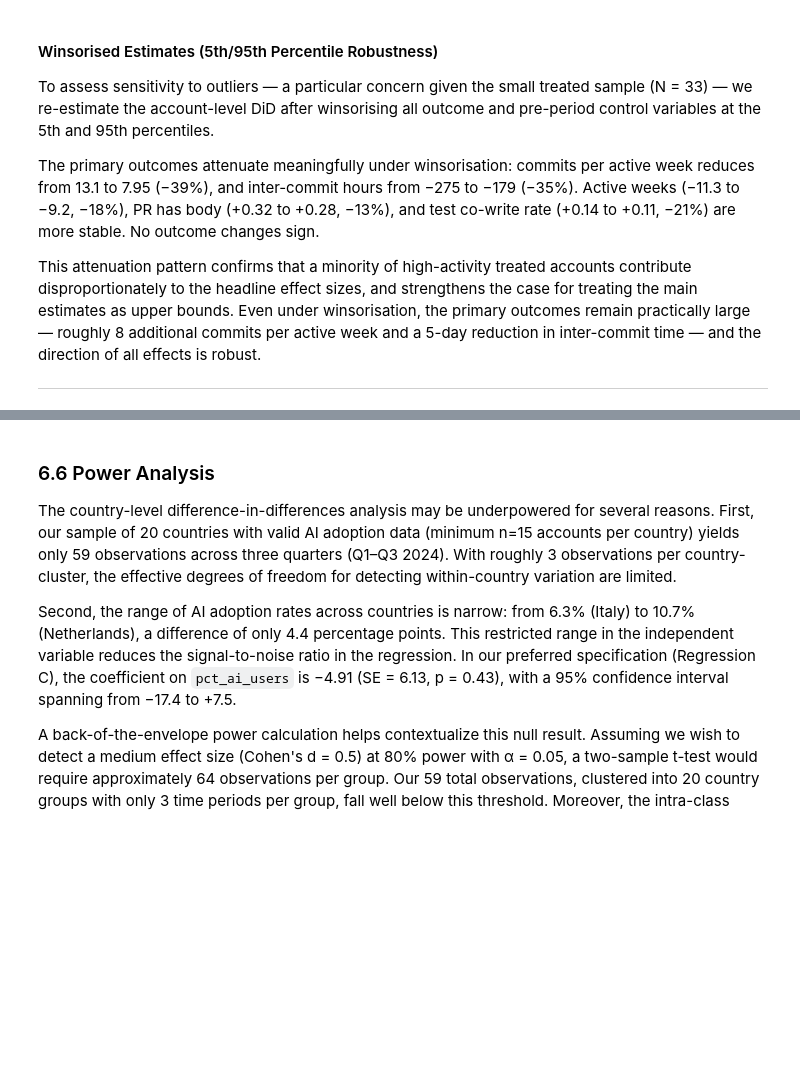
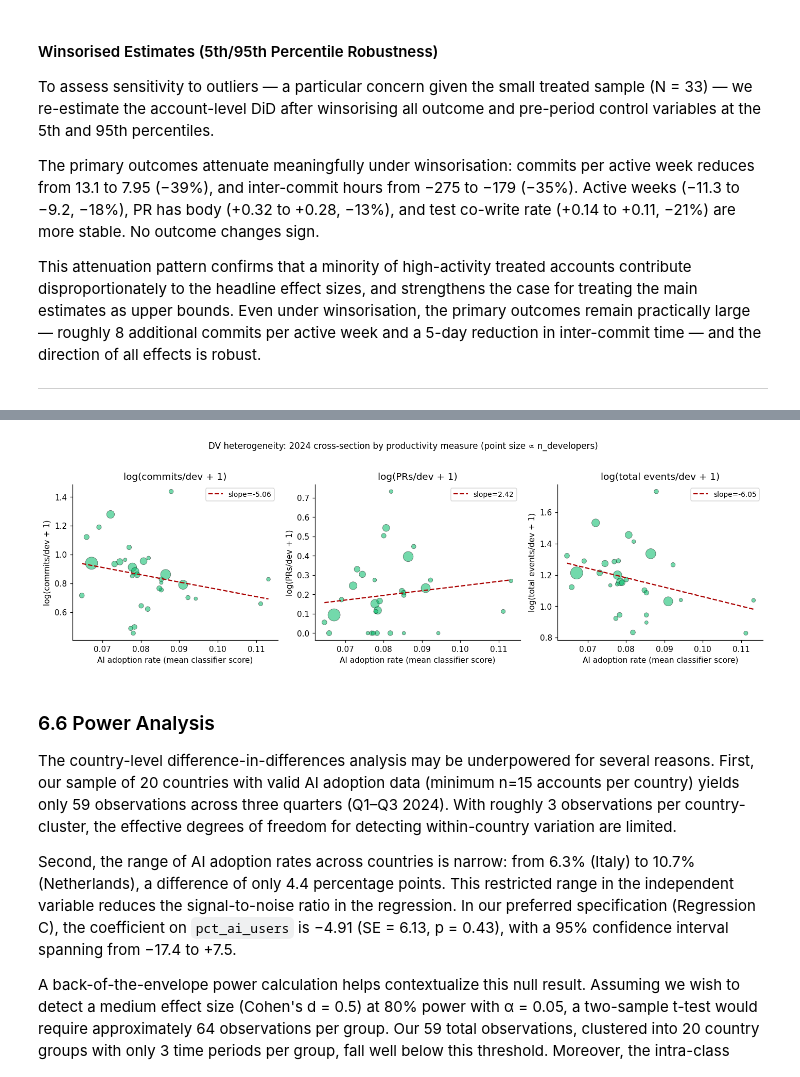
Before and after one commit to AndreasThinks/AndreasThinks.me, a Jupyter notebook: papers/ai-productivity/index.ipynb, the cells around one changed output, grey strips where cells are left out. Drawn from its saved outputs; the diff is of its cells as text; code cells hidden in the pictures; blank space fills up the shorter version.

```diff
--- a/papers/ai-productivity/index.ipynb
+++ b/papers/ai-productivity/index.ipynb
@@ -922,3 +1161,34 @@ For the Oxford Insights baseline (Regression A), we observe pre-treatment (2022
+# %%
+# Figure: country-level adoption vs. each productivity DV in 2024
+import matplotlib.pyplot as plt
+
+cross24_full = py_mean[py_mean["year"]==2024].dropna(subset=["pct_ai_users","log_commits","log_prs","log_events"]).copy()
+
+fig, axes = plt.subplots(1, 3, figsize=(13, 4), sharey=False)
+
+for ax, dv, label in zip(
+    axes,
+    ["log_commits", "log_prs", "log_events"],
+    ["log(commits/dev + 1)", "log(PRs/dev + 1)", "log(total events/dev + 1)"]
+):
+    ax.scatter(cross24_full["pct_ai_users"], cross24_full[dv],
+               s=cross24_full["n_developers"]*4, alpha=0.55,
+               color="#0b6", edgecolor="black", linewidth=0.5)
+    # Linear fit
+    z = np.polyfit(cross24_full["pct_ai_users"], cross24_full[dv], 1)
+    xs = np.linspace(cross24_full["pct_ai_users"].min(), cross24_full["pct_ai_users"].max(), 50)
+    ax.plot(xs, np.poly1d(z)(xs), color="#a00", linewidth=1.5, linestyle="--", label=f"slope={z[0]:.2f}")
+    ax.set_xlabel("AI adoption rate (mean classifier score)")
+    ax.set_ylabel(label)
+    ax.set_title(label)
+    ax.legend(loc="best", fontsize=9)
+
+plt.suptitle("DV heterogeneity: 2024 cross-section by productivity measure (point size ∝ n_developers)",
+             fontsize=11, y=1.02)
+plt.tight_layout()
+plt.show()
+# %% [output]
+[figure, added]
 # %% [markdown]
 ### 6.6 Power Analysis
 
```
Also changed, not shown: parts of 16 cells of this notebook, 11 other files.
